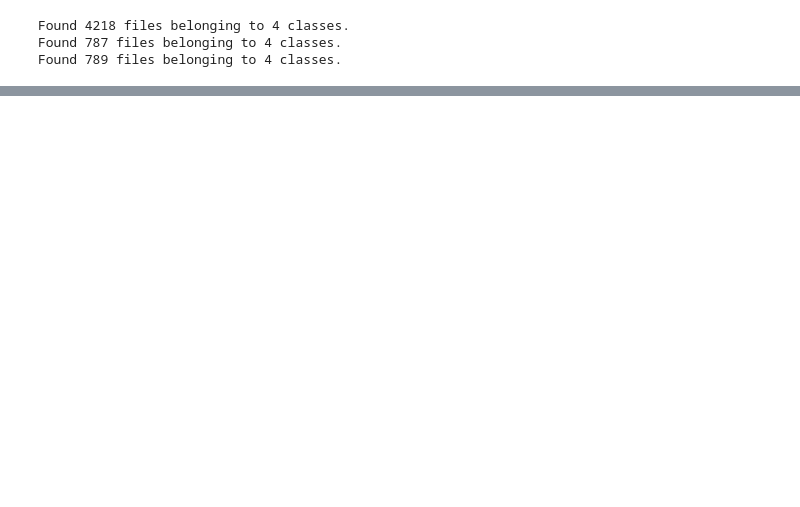
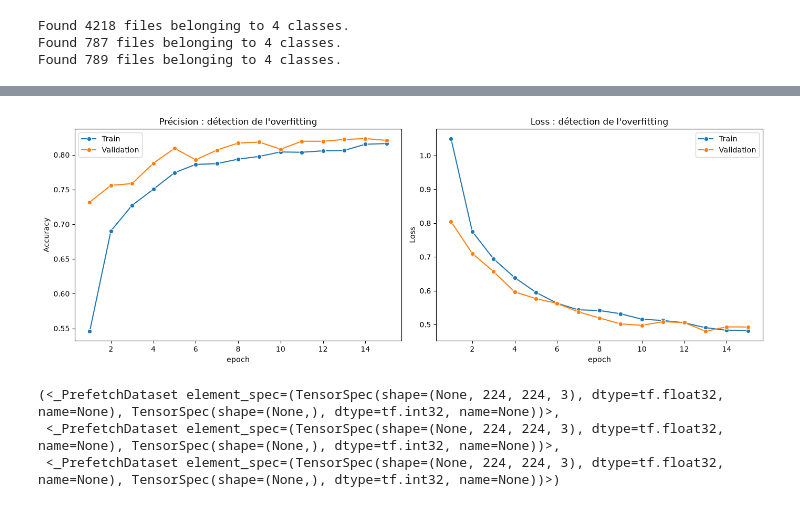
Before and after one commit to Yassinenmila/healt_blueprint, a Jupyter notebook: src/images.ipynb, the cells around one changed output, grey strips where cells are left out. Saved outputs shown, nothing was run; the diff lists cells and outputs as text; code cells hidden in the pictures; blank space fills up the shorter version.

```diff
--- a/src/images.ipynb
+++ b/src/images.ipynb
@@ -35,0 +87,14 @@ Found 789 files belonging to 4 classes.
+# %%
+
+early_stopping = keras.callbacks.EarlyStopping(
+    monitor="val_loss",
+    patience=3,
+    restore_best_weights=True
+)
+
+history = model.fit(
+    train,
+    validation_data=val,
+    epochs=15,
+    callbacks=[early_stopping]
+)
@@ -35,0 +119,40 @@ Found 789 files belonging to 4 classes.
+# %%
+
+import pandas as pd
+import seaborn as sns
+import matplotlib.pyplot as plt
+
+df = pd.DataFrame(history.history)
+
+df["epoch"] = range(1, len(df) + 1)
+
+fig, axes = plt.subplots(1, 2, figsize=(14, 5))
+
+sns.lineplot(data=df, x="epoch", y="accuracy",
+             marker="o", label="Train", ax=axes[0])
+
+sns.lineplot(data=df, x="epoch", y="val_accuracy",
+             marker="o", label="Validation", ax=axes[0])
+
+axes[0].set_title("Précision : détection de l'overfitting")
+axes[0].set_ylabel("Accuracy")
+
+sns.lineplot(data=df, x="epoch", y="loss",
+             marker="o", label="Train", ax=axes[1])
+
+sns.lineplot(data=df, x="epoch", y="val_loss",
+             marker="o", label="Validation", ax=axes[1])
+
+axes[1].set_title("Loss : détection de l'overfitting")
+axes[1].set_ylabel("Loss")
+
+plt.tight_layout()
+plt.show()
+# %% [output]
+[figure, added]
+# %%
+train,test,val
+# %% [output]
+(<_PrefetchDataset element_spec=(TensorSpec(shape=(None, 224, 224, 3), dtype=tf.float32, name=None), TensorSpec(shape=(None,), dtype=tf.int32, name=None))>,
+ <_PrefetchDataset element_spec=(TensorSpec(shape=(None, 224, 224, 3), dtype=tf.float32, name=None), TensorSpec(shape=(None,), dtype=tf.int32, name=None))>,
+ <_PrefetchDataset element_spec=(TensorSpec(shape=(None, 224, 224, 3), dtype=tf.float32, name=None), TensorSpec(shape=(None,), dtype=tf.int32, name=None))>)
```
Also changed, not shown: parts of 4 cells of this notebook, 4 other files.
